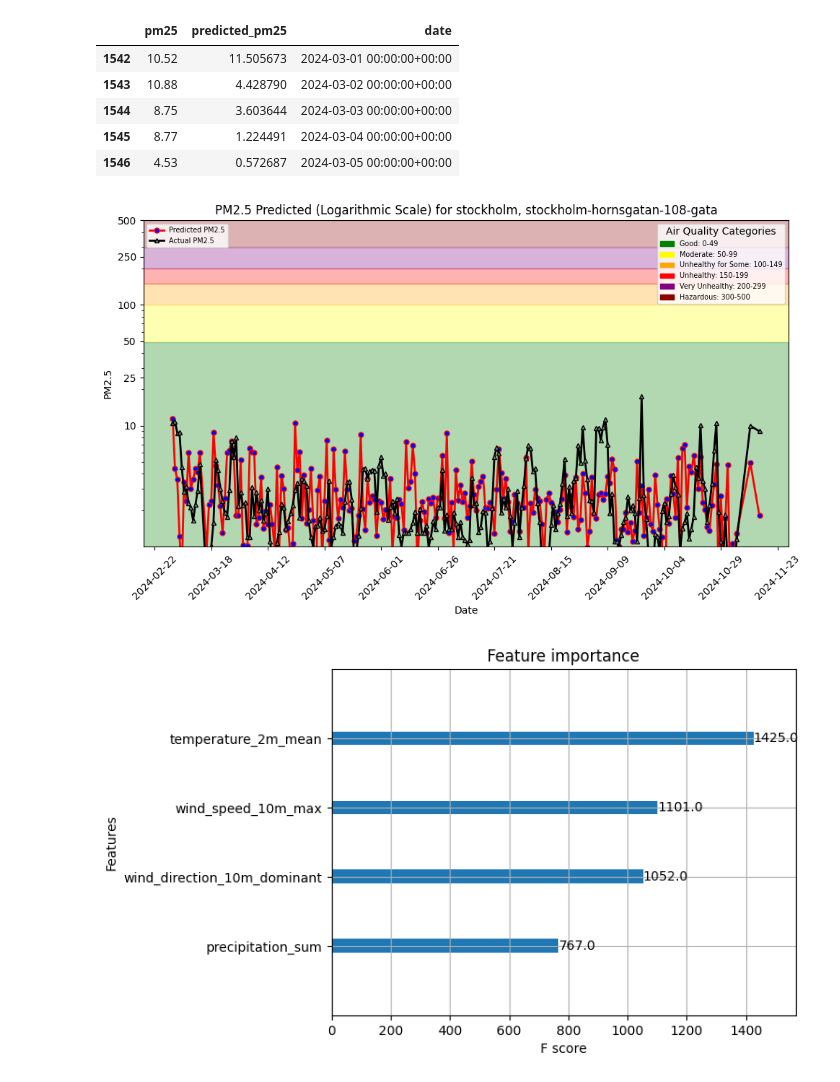
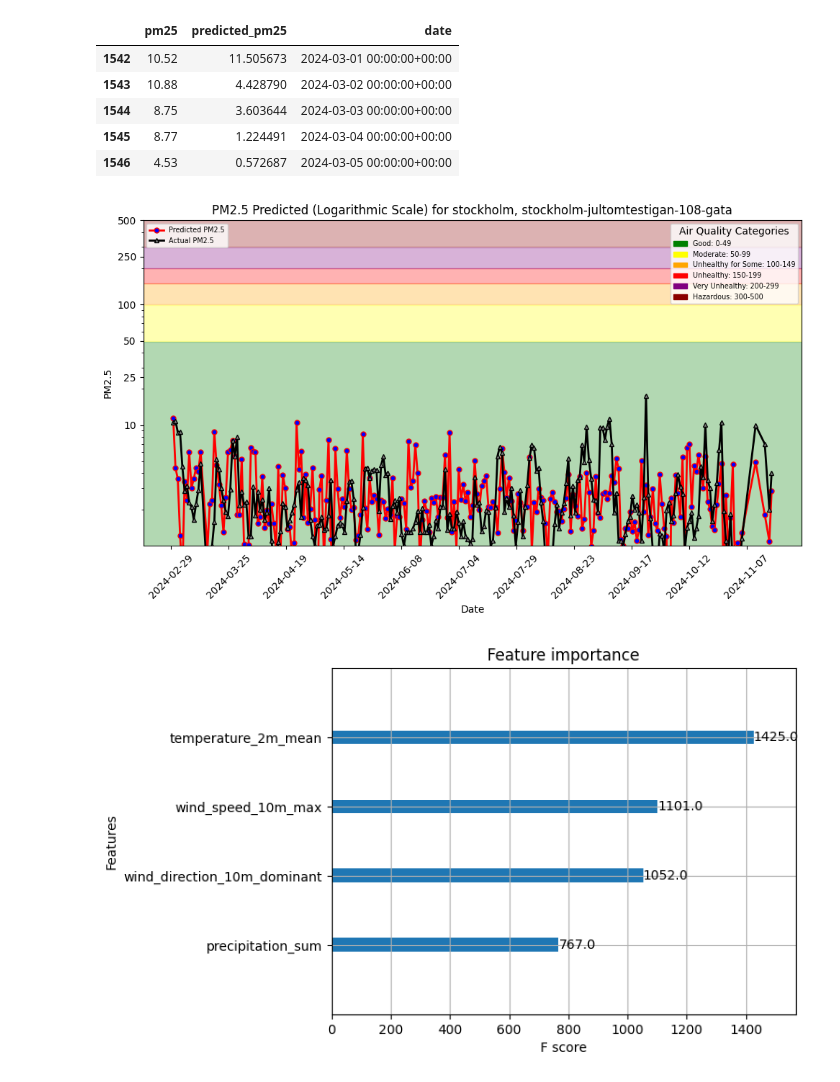
Before and after one commit to Eugenius0/air-quality-prediction-service, a Jupyter notebook: notebooks/ch03/3_air_quality_training_pipeline.ipynb, the cells around one changed output. Saved outputs shown, nothing was run; the diff lists cells and outputs as text; code cells hidden in the pictures.

```diff
--- a/notebooks/ch03/3_air_quality_training_pipeline.ipynb
+++ b/notebooks/ch03/3_air_quality_training_pipeline.ipynb
@@ -210,10 +255,10 @@ if not os.path.exists(images_dir):
     os.mkdir(images_dir)
 # %%
 file_path = images_dir + "/pm25_hindcast.png"
-plt = util.plot_air_quality_forecast("stockholm", "stockholm-hornsgatan-108-gata", df, file_path, hindcast=True)
+plt = util.plot_air_quality_forecast("stockholm", "stockholm-jultomtestigan-108-gata", df, file_path, hindcast=True)
 plt.show()
 # %% [output]
-[figure, old version]
+[figure, new version]
 # %%
 # Plotting feature importances using the plot_importance function from XGBoost
 plot_importance(xgb_regressor, max_num_features=4)
```
Also changed, not shown: parts of 4 cells of this notebook.
